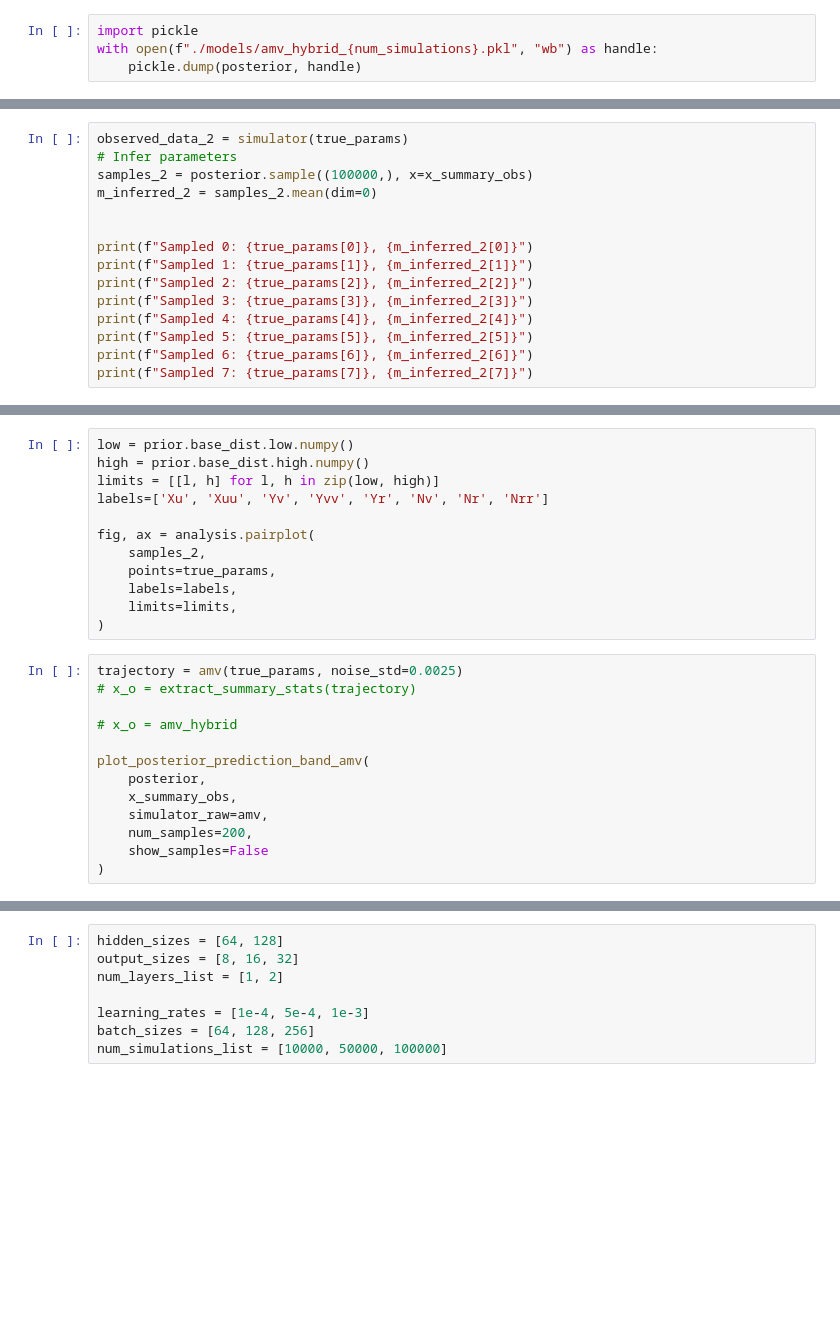
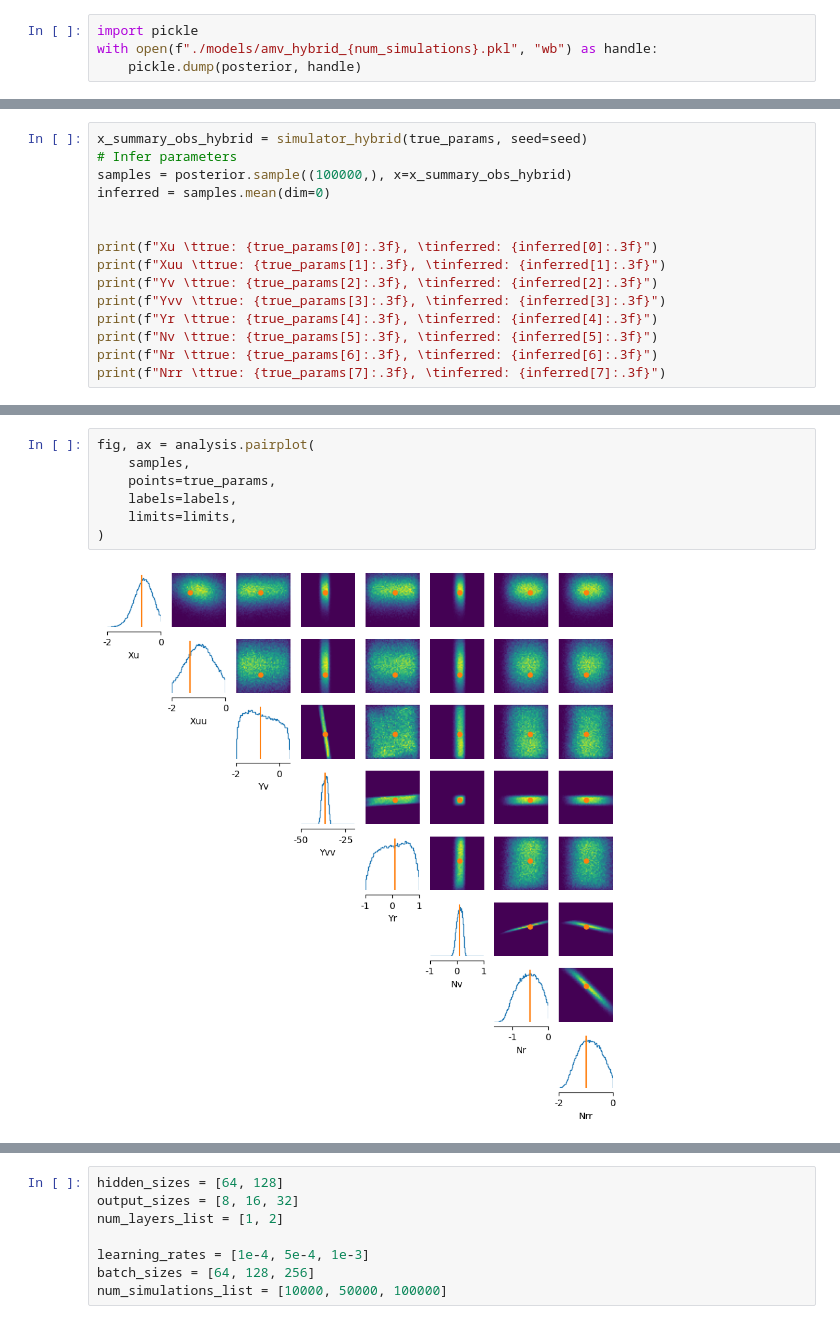
Before and after one commit to skcajs/pandora, a Jupyter notebook: notebooks/simulation_based_inference/amv/amv-expl.ipynb, the cells around one changed output, grey strips where cells are left out. Cells and saved outputs as stored; diff of their text form; blank space fills up the shorter version.

```diff
--- a/notebooks/simulation_based_inference/amv/amv-expl.ipynb
+++ b/notebooks/simulation_based_inference/amv/amv-expl.ipynb
@@ -534,15 +603,15 @@ samples = posterior.sample((5000,), x=x_summary_obs)
 # %%
-observed_data_2 = simulator(true_params)
+x_summary_obs_hybrid = simulator_hybrid(true_params, seed=seed)
 # Infer parameters
-samples_2 = posterior.sample((100000,), x=x_summary_obs)
-m_inferred_2 = samples_2.mean(dim=0)
+samples = posterior.sample((100000,), x=x_summary_obs_hybrid)
+inferred = samples.mean(dim=0)
 
 
-print(f"Sampled 0: {true_params[0]}, {m_inferred_2[0]}")
-print(f"Sampled 1: {true_params[1]}, {m_inferred_2[1]}")
-print(f"Sampled 2: {true_params[2]}, {m_inferred_2[2]}")
-print(f"Sampled 3: {true_params[3]}, {m_inferred_2[3]}")
-print(f"Sampled 4: {true_params[4]}, {m_inferred_2[4]}")
-print(f"Sampled 5: {true_params[5]}, {m_inferred_2[5]}")
-print(f"Sampled 6: {true_params[6]}, {m_inferred_2[6]}")
-print(f"Sampled 7: {true_params[7]}, {m_inferred_2[7]}")
+print(f"Xu \ttrue: {true_params[0]:.3f}, \tinferred: {inferred[0]:.3f}")
+print(f"Xuu \ttrue: {true_params[1]:.3f}, \tinferred: {inferred[1]:.3f}")
+print(f"Yv \ttrue: {true_params[2]:.3f}, \tinferred: {inferred[2]:.3f}")
+print(f"Yvv \ttrue: {true_params[3]:.3f}, \tinferred: {inferred[3]:.3f}")
+print(f"Yr \ttrue: {true_params[4]:.3f}, \tinferred: {inferred[4]:.3f}")
+print(f"Nv \ttrue: {true_params[5]:.3f}, \tinferred: {inferred[5]:.3f}")
+print(f"Nr \ttrue: {true_params[6]:.3f}, \tinferred: {inferred[6]:.3f}")
+print(f"Nrr \ttrue: {true_params[7]:.3f}, \tinferred: {inferred[7]:.3f}")
@@ -549,25 +627,9 @@ print(f"Sampled 7: {true_params[7]}, {m_inferred_2[7]}")
-# %%
-low = prior.base_dist.low.numpy()
-high = prior.base_dist.high.numpy()
-limits = [[l, h] for l, h in zip(low, high)]
-labels=['Xu', 'Xuu', 'Yv', 'Yvv', 'Yr', 'Nv', 'Nr', 'Nrr']
-
-fig, ax = analysis.pairplot(
-    samples_2,
-    points=true_params,
-    labels=labels,
-    limits=limits,
-)
-# %%
-trajectory = amv(true_params, noise_std=0.0025)
-# x_o = extract_summary_stats(trajectory)
-
-# x_o = amv_hybrid
-
-plot_posterior_prediction_band_amv(
-    posterior,
-    x_summary_obs,
-    simulator_raw=amv,
-    num_samples=200,
-    show_samples=False
-)
+# %%
+fig, ax = analysis.pairplot(
+    samples,
+    points=true_params,
+    labels=labels,
+    limits=limits,
+)
+# %% [output]
+[figure, added]
```
Also changed, not shown: parts of 22 cells of this notebook, 4 other files.
